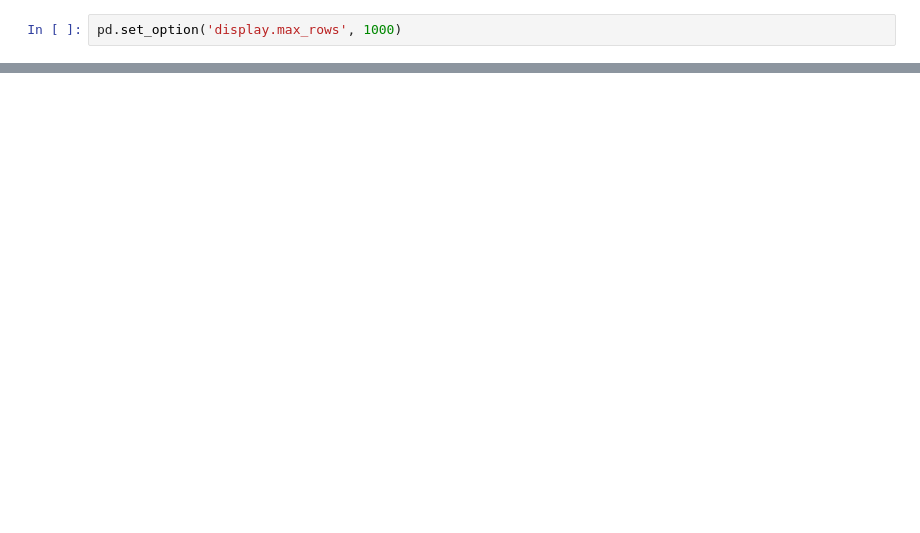
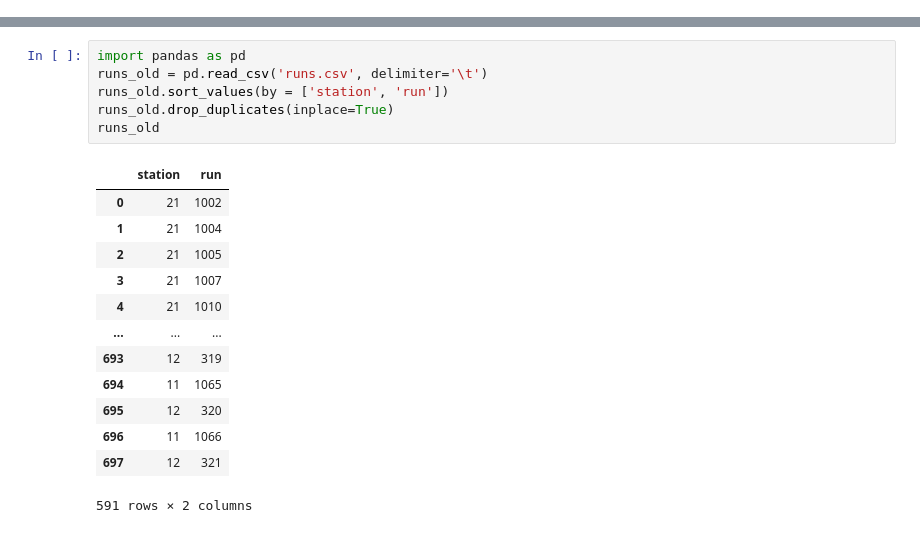
Before and after one commit to OliverSchlemper/Flights, a Jupyter notebook: flights_2023_04_08.ipynb, the cells around one changed output, grey strips where cells are left out. Drawn from its saved outputs; the diff is of its cells as text; blank space fills up the shorter version.

```diff
--- a/flights_2023_04_08.ipynb
+++ b/flights_2023_04_08.ipynb
@@ -97,2 +94,0 @@ runs = runs.sort_values(by = ['station', 'run'])
-# %%
-pd.set_option('display.max_rows', 1000)
@@ -102,0 +95,20 @@ len(runs)
+# %%
+import pandas as pd
+runs_old = pd.read_csv('runs.csv', delimiter='\t')
+runs_old.sort_values(by = ['station', 'run'])
+runs_old.drop_duplicates(inplace=True)
+runs_old
+# %% [output]
+|  | station | run |
+| 0 | 21 | 1002 |
+| 1 | 21 | 1004 |
+| 2 | 21 | 1005 |
+| 3 | 21 | 1007 |
+| 4 | 21 | 1010 |
+| ... | ... | ... |
+| 693 | 12 | 319 |
+| 694 | 11 | 1065 |
+| 695 | 12 | 320 |
+| 696 | 11 | 1066 |
+| 697 | 12 | 321 |
+591 rows × 2 columns
```
Also changed, not shown: parts of 12 cells of this notebook, 3 other files.
